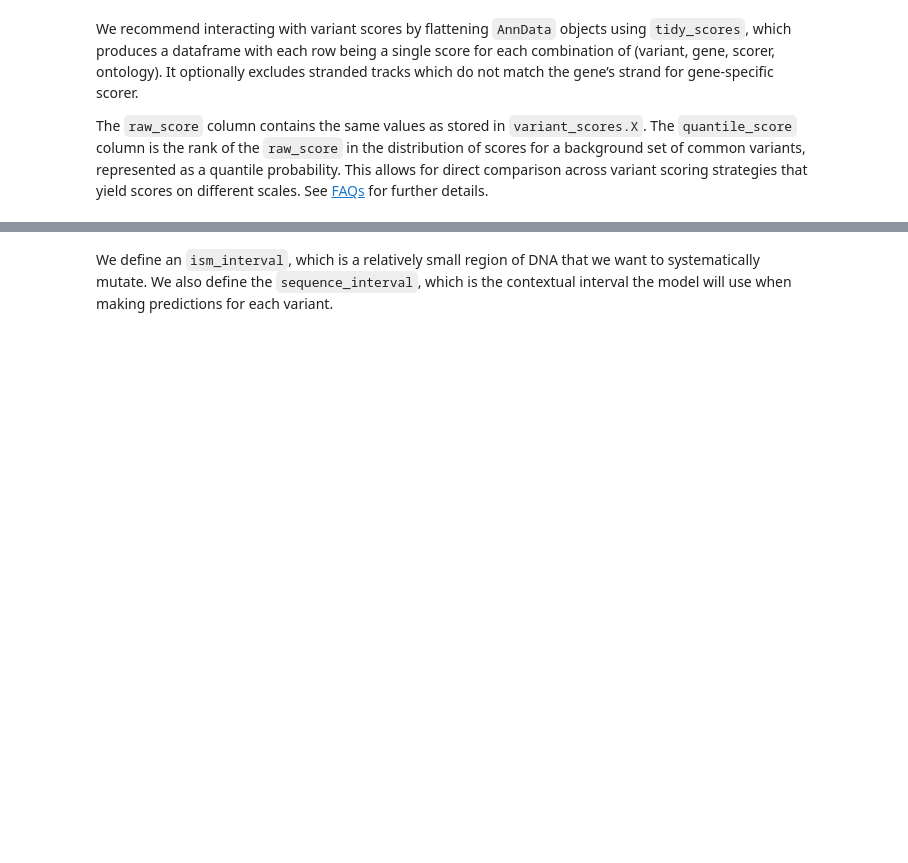
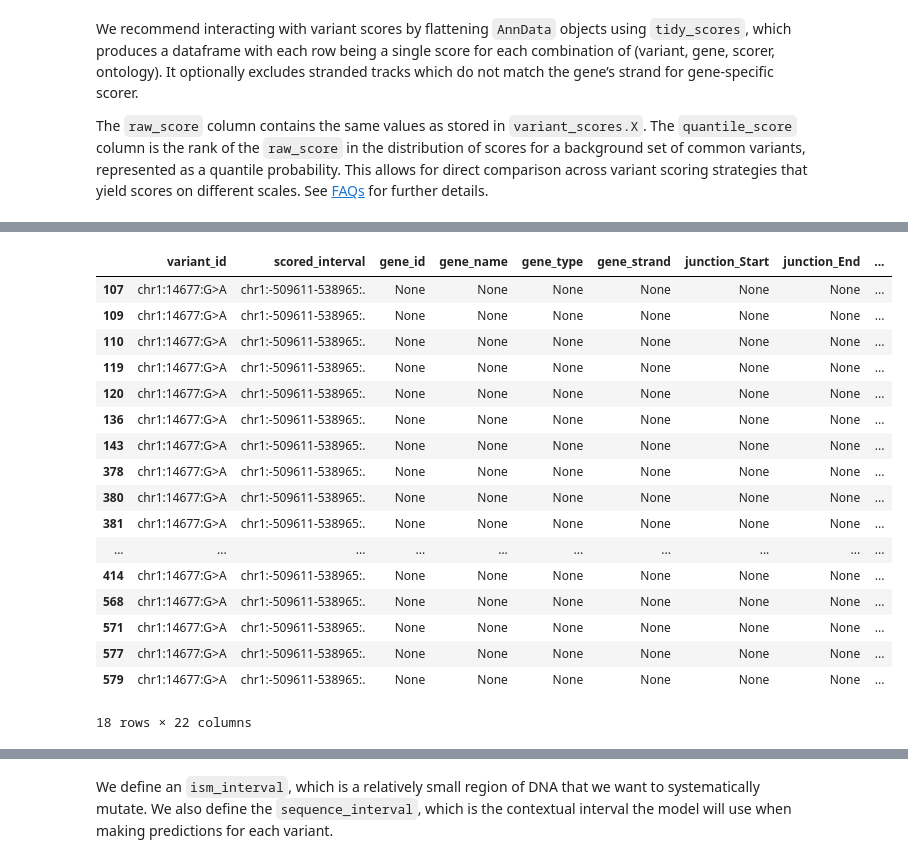
Before and after one commit to Anubhooti164/alpha-genome-experiments, a Jupyter notebook: colabs/alpha-genome.ipynb, the cells around one changed output, grey strips where cells are left out. Cells and saved outputs as stored; diff of their text form; code cells hidden in the pictures; blank space fills up the shorter version.

Commit message:
added to-do, cells for loading MPRA suppl. tables

```diff
--- a/colabs/alpha-genome.ipynb
+++ b/colabs/alpha-genome.ipynb
@@ -376,0 +527,6 @@ for more information. Here is a quick demo:
+# %%
+rna_center_scorer = variant_scorers.CenterMaskScorer(
+    requested_output=dna_client.OutputType.RNA_SEQ,
+    aggregation_type=variant_scorers.AggregationType.DIFF_SUM_LOG2,
+    width=501
+)
@@ -377,8 +539,6 @@ for more information. Here is a quick demo:
 # %%
-variant_scorer = variant_scorers.RECOMMENDED_VARIANT_SCORERS['RNA_SEQ']
-
 variant_scores = dna_model.score_variant(
-    interval=interval, variant=variant, variant_scorers=[variant_scorer]
+    interval=interval, variant=variant, variant_scorers=[rna_center_scorer]
 )
 # %% [markdown]
 The returned `variant_scores` is a list of length 1 because we only specified 1
@@ -438,5 +624,6 @@ that yield scores on different scales. See
 [FAQs](https://www.alphagenomedocs.com/faqs.html#what-is-the-difference-between-a-quantile-score-and-raw-score)
 for further details.
 # %%
-
-variant_scorers.tidy_scores([variant_scores], match_gene_strand=True)
+df = variant_scorers.tidy_scores([variant_scores], match_gene_strand=True)
+# %%
+df_mpra = df[df['ontology_curie'].isin(cell_ontology_dict.values())].copy()
@@ -443,3 +640,24 @@ variant_scorers.tidy_scores([variant_scores], match_gene_strand=True)
+# %%
+df_mpra
+# %% [output]
+|  | variant_id | scored_interval | gene_id | gene_name | gene_type | gene_strand | junction_Start | junction_End | ... |
+| 107 | chr1:14677:G>A | chr1:-509611-538965:. | None | None | None | None | None | None | ... |
+| 109 | chr1:14677:G>A | chr1:-509611-538965:. | None | None | None | None | None | None | ... |
+| 110 | chr1:14677:G>A | chr1:-509611-538965:. | None | None | None | None | None | None | ... |
+| 119 | chr1:14677:G>A | chr1:-509611-538965:. | None | None | None | None | None | None | ... |
+| 120 | chr1:14677:G>A | chr1:-509611-538965:. | None | None | None | None | None | None | ... |
+| 136 | chr1:14677:G>A | chr1:-509611-538965:. | None | None | None | None | None | None | ... |
+| 143 | chr1:14677:G>A | chr1:-509611-538965:. | None | None | None | None | None | None | ... |
+| 378 | chr1:14677:G>A | chr1:-509611-538965:. | None | None | None | None | None | None | ... |
+| 380 | chr1:14677:G>A | chr1:-509611-538965:. | None | None | None | None | None | None | ... |
+| 381 | chr1:14677:G>A | chr1:-509611-538965:. | None | None | None | None | None | None | ... |
+| ... | ... | ... | ... | ... | ... | ... | ... | ... | ... |
+| 414 | chr1:14677:G>A | chr1:-509611-538965:. | None | None | None | None | None | None | ... |
+| 568 | chr1:14677:G>A | chr1:-509611-538965:. | None | None | None | None | None | None | ... |
+| 571 | chr1:14677:G>A | chr1:-509611-538965:. | None | None | None | None | None | None | ... |
+| 577 | chr1:14677:G>A | chr1:-509611-538965:. | None | None | None | None | None | None | ... |
+| 579 | chr1:14677:G>A | chr1:-509611-538965:. | None | None | None | None | None | None | ... |
+18 rows × 22 columns
 # %% [markdown]
 ## Highlighting important regions with *in silico* mutagenesis
 
```
Also changed, not shown: parts of 38 cells of this notebook.
